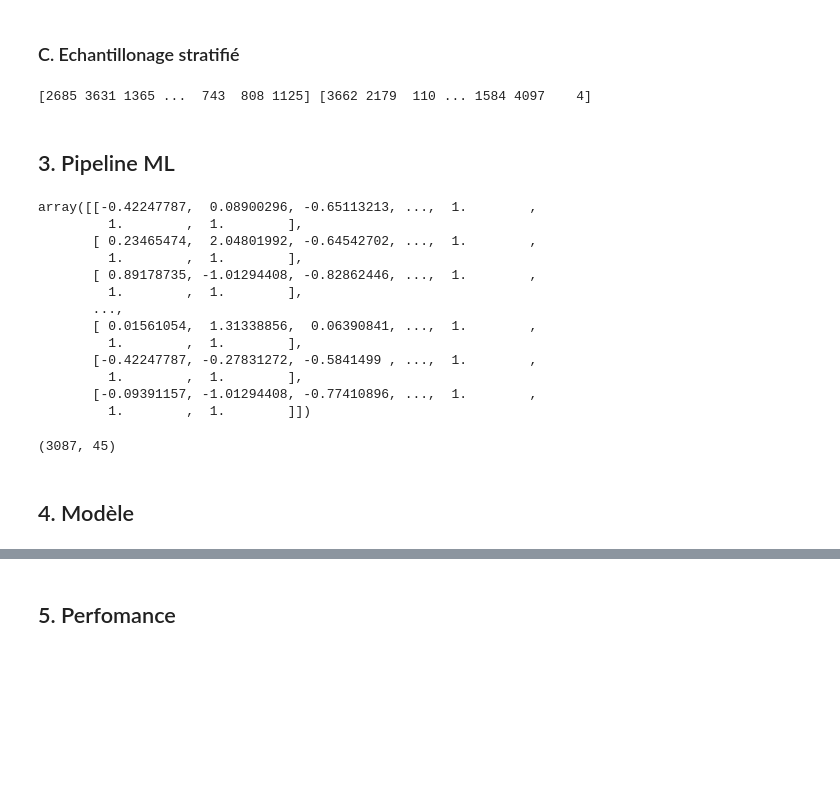
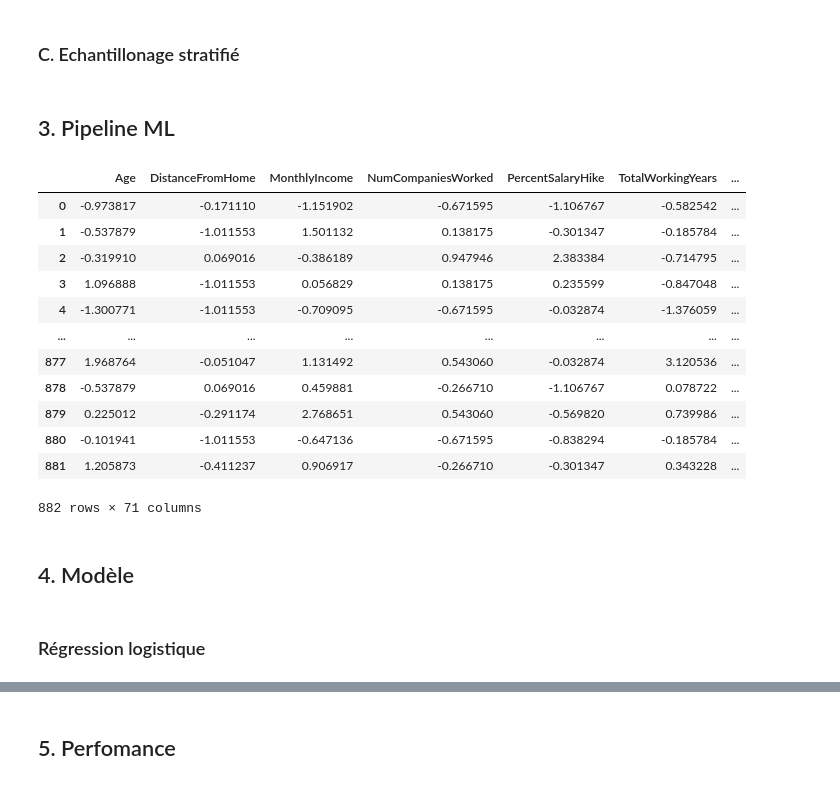
Before and after one commit to VictorMassotte/Projet-IA, a Jupyter notebook: projet-ia.ipynb, the cells around one changed output, grey strips where cells are left out. Saved outputs shown, nothing was run; the diff lists cells and outputs as text; code cells hidden in the pictures; blank space fills up the shorter version.

```diff
--- a/projet-ia.ipynb
+++ b/projet-ia.ipynb
@@ -378,13 +380,2 @@ On peut donc constater que l'attrition est liée à de nombreuses variables
 X = allData.drop(['Attrition'], axis=1)
 y = allData['Attrition'].copy()
-# %%
-from sklearn.model_selection import StratifiedShuffleSplit
-
-
-split = StratifiedShuffleSplit(n_splits=1, test_size=0.3, random_state=42)
-for train_index, test_index in split.split(X, y):
-    print(train_index, test_index) # 1 seul tour de boucle si n_splits = 1
-    X_train, X_test = X.loc[train_index], X.loc[test_index]
-    y_train, y_test = y.loc[train_index], y.loc[test_index]
-# %% [output]
-[2685 3631 1365 ...  743  808 1125] [3662 2179  110 ... 1584 4097    4]
@@ -407,42 +388,51 @@ dataCat = data_set_X_Train.select_dtypes(exclude=[np.number])
 # %%
 from sklearn.pipeline import Pipeline
 from sklearn.preprocessing import StandardScaler
 from sklearn.impute import SimpleImputer
 from sklearn.preprocessing import OneHotEncoder
 from sklearn.compose import ColumnTransformer
 
+dataNum = X_train.select_dtypes(include=[np.number])
+dataCat = X_train.select_dtypes(exclude=[np.number])
 num_attribs = list(dataNum)
 cat_attribs = list(dataCat)
+encoder = OneHotEncoder()
 
+encoder.fit(dataCat)
 num_pipeline = Pipeline([
         ('imputer', SimpleImputer(strategy="median")),
         ('std_scaler', StandardScaler()),
     ])
+full_pipeline = ColumnTransformer([
+        ("num", num_pipeline, num_attribs),
+        ("cat", encoder, cat_attribs),
+    ])
 
-full_pipeline = ColumnTransformer([
-    ("num", num_pipeline, num_attribs),
-    ("cat", OneHotEncoder(), cat_attribs),
-])
+data_X_train_prepared = full_pipeline.fit_transform(X_train)
+data_X_train_prepared = pd.DataFrame(
+    data_X_train_prepared,
+    columns=list(np.concatenate((num_attribs, encoder.get_feature_names(cat_attribs)))))
 
-dataSetPipeline = full_pipeline.fit_transform(data_set_X_Train)
-dataSetPipeline
+data_X_test_prepared = full_pipeline.fit_transform(X_test)
+data_X_test_prepared = pd.DataFrame(
+    data_X_test_prepared,
+    columns=list(np.concatenate((num_attribs, encoder.get_feature_names(cat_attribs)))))
+data_X_test_prepared
 # %% [output]
+|  | Age | DistanceFromHome | MonthlyIncome | NumCompaniesWorked | PercentSalaryHike | TotalWorkingYears | ... |
+| 0 | -0.973817 | -0.171110 | -1.151902 | -0.671595 | -1.106767 | -0.582542 | ... |
+| 1 | -0.537879 | -1.011553 | 1.501132 | 0.138175 | -0.301347 | -0.185784 | ... |
+| 2 | -0.319910 | 0.069016 | -0.386189 | 0.947946 | 2.383384 | -0.714795 | ... |
+| 3 | 1.096888 | -1.011553 | 0.056829 | 0.138175 | 0.235599 | -0.847048 | ... |
+| 4 | -1.300771 | -1.011553 | -0.709095 | -0.671595 | -0.032874 | -1.376059 | ... |
+| ... | ... | ... | ... | ... | ... | ... | ... |
+| 877 | 1.968764 | -0.051047 | 1.131492 | 0.543060 | -0.032874 | 3.120536 | ... |
+| 878 | -0.537879 | 0.069016 | 0.459881 | -0.266710 | -1.106767 | 0.078722 | ... |
+| 879 | 0.225012 | -0.291174 | 2.768651 | 0.543060 | -0.569820 | 0.739986 | ... |
+| 880 | -0.101941 | -1.011553 | -0.647136 | -0.671595 | -0.838294 | -0.185784 | ... |
+| 881 | 1.205873 | -0.411237 | 0.906917 | -0.266710 | -0.301347 | 0.343228 | ... |
-array([[-0.42247787,  0.08900296, -0.65113213, ...,  1.        ,
-         1.        ,  1.        ],
-       [ 0.23465474,  2.04801992, -0.64542702, ...,  1.        ,
-         1.        ,  1.        ],
-       [ 0.89178735, -1.01294408, -0.82862446, ...,  1.        ,
-         1.        ,  1.        ],
-       ...,
-       [ 0.01561054,  1.31338856,  0.06390841, ...,  1.        ,
-         1.        ,  1.        ],
-       [-0.42247787, -0.27831272, -0.5841499 , ...,  1.        ,
-         1.        ,  1.        ],
-       [-0.09391157, -1.01294408, -0.77410896, ...,  1.        ,
-         1.        ,  1.        ]])
+882 rows × 71 columns
-# %%
-dataSetPipeline.shape
-# %% [output]
-(3087, 45)
 # %% [markdown]
 ## 4. Modèle
+# %% [markdown]
+### Régression logistique
```
Also changed, not shown: parts of 9 cells of this notebook.
